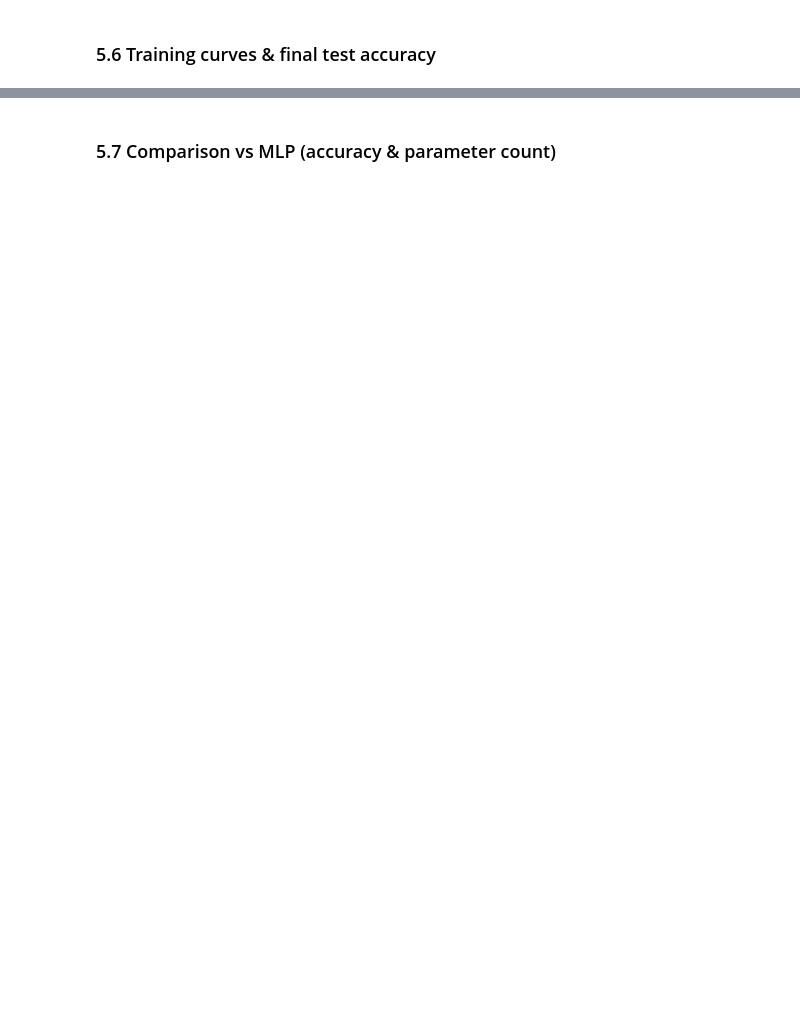
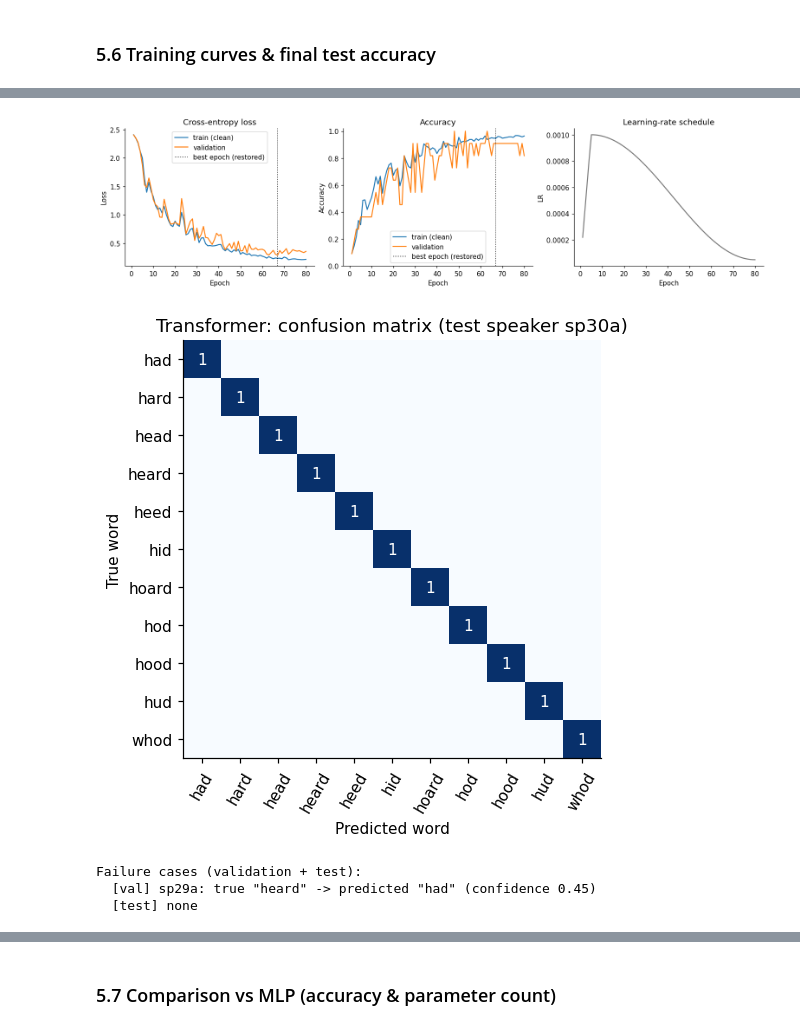
Before and after one commit to joela03/EEEM030-GroupAssignment2, a Jupyter notebook: EEEM030_GroupAssignment2.ipynb, the cells around one changed output, grey strips where cells are left out. Saved outputs shown, nothing was run; the diff lists cells and outputs as text; code cells hidden in the pictures; blank space fills up the shorter version.

Commit message:
Add Part 5: Transformer encoder (5.0-5.8)

```diff
--- a/EEEM030_GroupAssignment2.ipynb
+++ b/EEEM030_GroupAssignment2.ipynb
@@ -782,0 +1325,72 @@ o_x_toy, w_x_toy = attention(x_toy, x_toy, x_toy, average_attn_weights=False)
+# %%
+TF_CFG = dict(d_model=64, n_heads=4, d_ff=128, n_layers=2, n_conv=2, dropout=0.1, pos='sinusoidal',
+              attention_mode='learned')
+TRAIN_CFG = dict(epochs=80, batch_size=32, lr=1e-3, weight_decay=1e-2, warmup_epochs=5, patience=25, spec_aug=True)
+
+
+def build_transformer(seed=SEED, **overrides):
+    """Seeded construction so that every run starts from reproducible initial weights."""
+    torch.manual_seed(seed)
+    return SpeechTransformer(N_FEATS, N_CLASSES, **{**TF_CFG, **overrides}).to(device=DEVICE, dtype=DTYPE)
+
+
+print('Model config  :', TF_CFG)
+print('Training config:', TRAIN_CFG, '| seed', SEED, '| device', DEVICE)
+tf_model = build_transformer()
+tf_hist = train_transformer(tf_model, tf_train, tf_val, seed=SEED, **TRAIN_CFG)
+tf_val_res, tf_test_res = evaluate(tf_model, tf_val), evaluate(tf_model, tf_test)
+print(f'\nParameters: {count_parameters(tf_model):,} | trained {tf_hist["epochs_run"]} epochs '
+      f'(best epoch {tf_hist["best_epoch"] + 1}) in {tf_hist["train_time"]:.1f} s')
+print(f'Validation accuracy: {tf_val_res["acc"]:.1%} ({int(round(tf_val_res["acc"] * len(tf_val)))}/{len(tf_val)})   '
+      f'loss {tf_val_res["loss"]:.3f}')
+print(f'TEST accuracy      : {tf_test_res["acc"]:.1%} ({int(round(tf_test_res["acc"] * len(tf_test)))}/{len(tf_test)})   '
+      f'loss {tf_test_res["loss"]:.3f}')
+
+# --- training curves ----------------------------------------------------------------------
+ep = np.arange(1, len(tf_hist['val_loss']) + 1)
+fig, axes = plt.subplots(1, 3, figsize=(14, 3.6), layout='constrained')
+axes[0].plot(ep, tf_hist['train_loss'], label='train (clean)'); axes[0].plot(ep, tf_hist['val_loss'], label='validation')
+axes[0].set(title='Cross-entropy loss', xlabel='Epoch', ylabel='Loss')
+axes[1].plot(ep, tf_hist['train_acc'], label='train (clean)'); axes[1].plot(ep, tf_hist['val_acc'], label='validation')
+axes[1].set(title='Accuracy', xlabel='Epoch', ylabel='Accuracy', ylim=(0, 1.02))
+axes[2].plot(ep, tf_hist['lr'], color='#777'); axes[2].set(title='Learning-rate schedule', xlabel='Epoch', ylabel='LR')
+for ax in axes[:2]:
+    ax.axvline(tf_hist['best_epoch'] + 1, color='k', ls=':', lw=1, label='best epoch (restored)')
+    ax.legend()
+plt.show()
+
+
+# --- confusion matrix + failure cases -------------------------------------------------------
+def confusion_matrix(y_true, y_pred, n=N_CLASSES):
+    cm = torch.zeros(n, n, dtype=torch.long)
+    for t, p in zip(y_true.tolist(), y_pred.tolist()):
+        cm[t, p] += 1
+    return cm
+
+
+def plot_confusion(cm, title, ax):
+    im = ax.imshow(cm.numpy(), cmap='Blues')
+    ax.set(title=title, xlabel='Predicted word', ylabel='True word', xticks=range(len(all_words)),
+           yticks=range(len(all_words)), xticklabels=all_words, yticklabels=all_words)
+    ax.tick_params(axis='x', rotation=60)
+    for i in range(cm.shape[0]):
+        for j in range(cm.shape[1]):
+            if cm[i, j] > 0:
+                ax.text(j, i, int(cm[i, j]), ha='center', va='center', color='white' if cm[i, j] > cm.max() / 2 else 'black')
+    return im
+
+
+fig, ax = plt.subplots(figsize=(5.4, 4.8), layout='constrained')
+plot_confusion(confusion_matrix(tf_test.labels, tf_test_res['pred']), 'Transformer: confusion matrix (test speaker sp30a)', ax)
+plt.show()
+
+print('Failure cases (validation + test):')
+for split, ds, res in [('val', tf_val, tf_val_res), ('test', tf_test, tf_test_res)]:
+    probs = torch.softmax(res['logits'], dim=1)
+    wrong = (res['pred'] != ds.labels).nonzero().flatten().tolist()
+    for i in wrong:
+        print(f'  [{split}] {records[ds.indices[i]]["speaker"]}: true "{all_words[ds.labels[i]]}" -> predicted '
+              f'"{all_words[res["pred"][i]]}" (confidence {probs[i, res["pred"][i]]:.2f})')
+    if not wrong:
+        print(f'  [{split}] none')
+# %% [output]
@@ -782,0 +1411,5 @@ o_x_toy, w_x_toy = attention(x_toy, x_toy, x_toy, average_attn_weights=False)
+[figure, added]
+[figure, added]
+Failure cases (validation + test):
+  [val] sp29a: true "heard" -> predicted "had" (confidence 0.45)
+  [test] none
```
Also changed, not shown: parts of 29 cells of this notebook.
